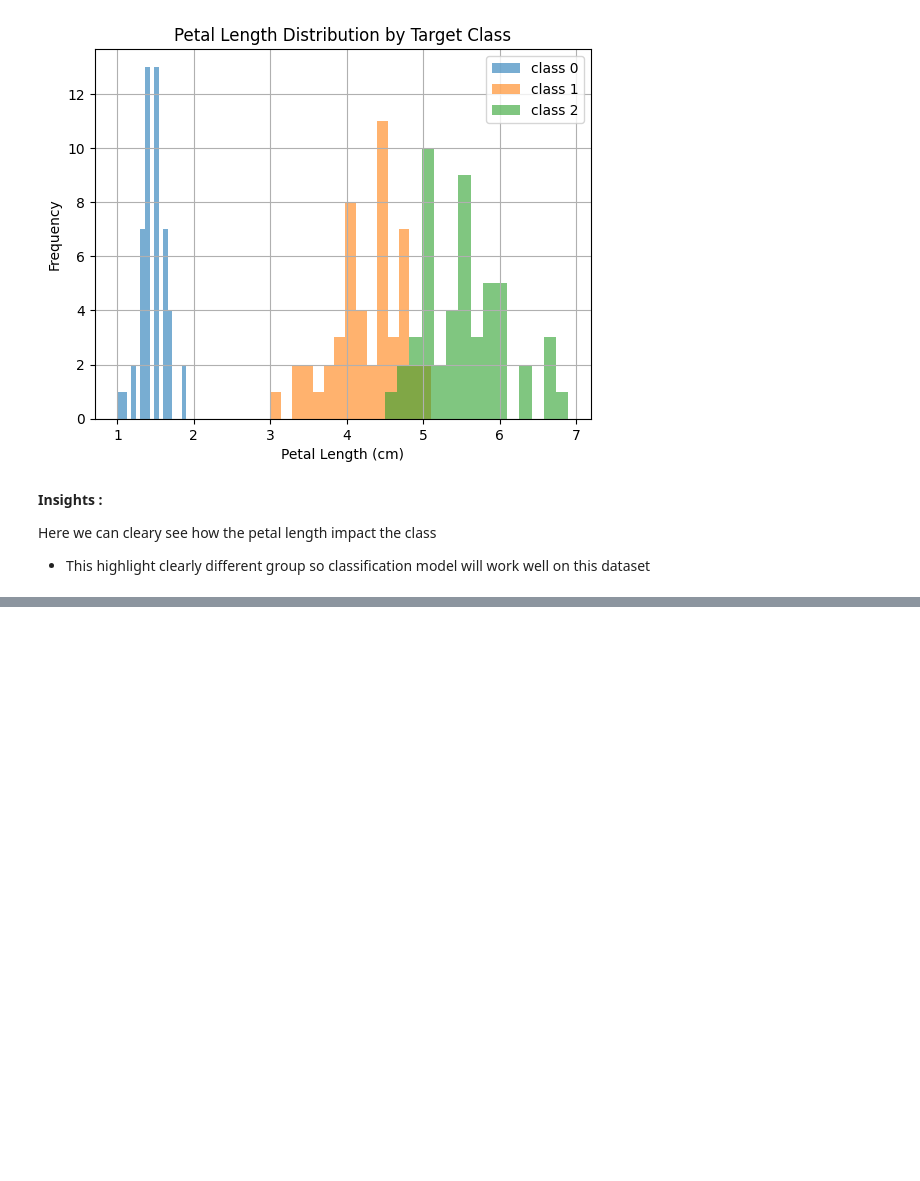
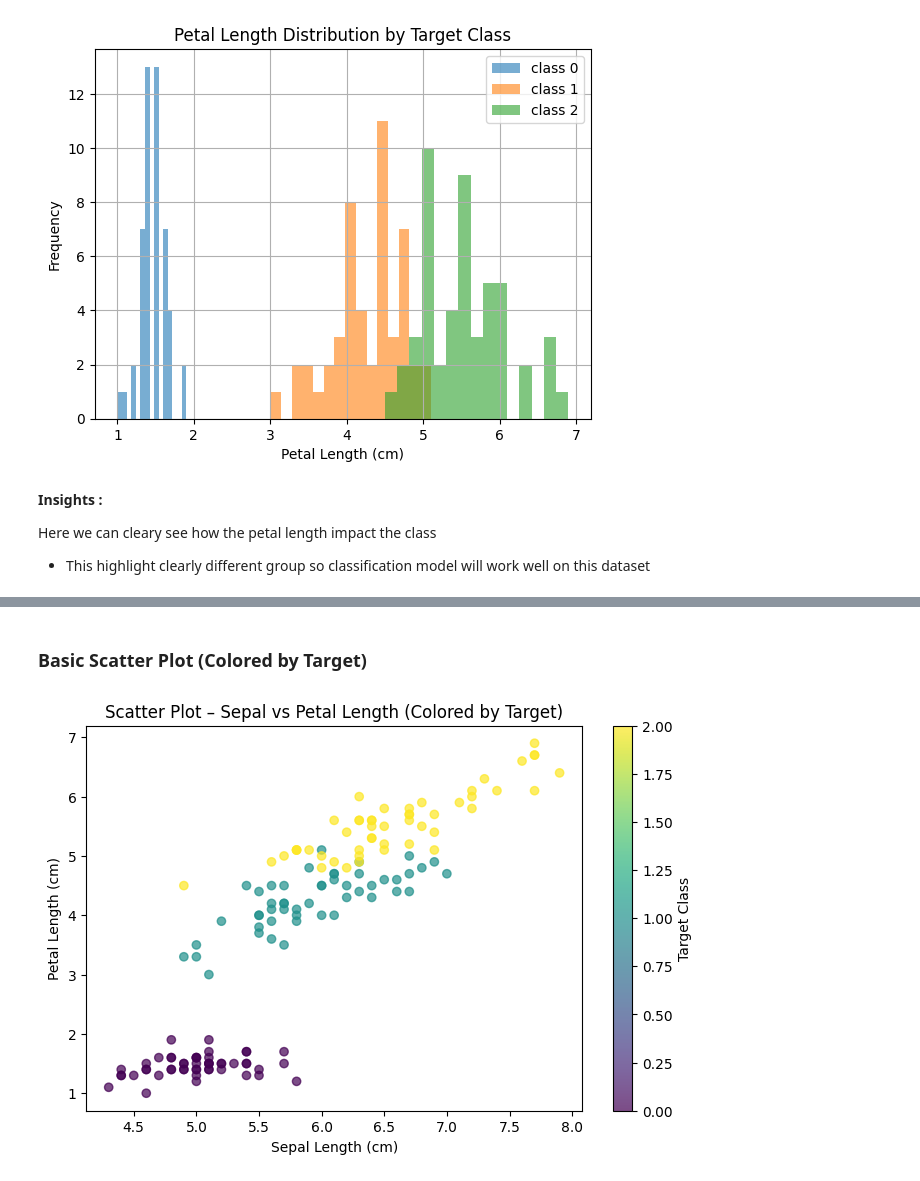
Before and after one commit to pierreprudh/Personal-Cheatsheets, a Jupyter notebook: 3 - Visualization/Vizualization_cheatsheet.ipynb, the cells around one changed output, grey strips where cells are left out. Drawn from its saved outputs; the diff is of its cells as text; code cells hidden in the pictures; blank space fills up the shorter version.

```diff
--- a/3 - Visualization/Vizualization_cheatsheet.ipynb
+++ b/3 - Visualization/Vizualization_cheatsheet.ipynb
@@ -90,0 +180,22 @@ Here we can cleary see how the petal length impact the class
+# %% [markdown]
+### Basic Scatter Plot (Colored by Target)
+# %%
+import matplotlib.pyplot as plt
+
+plt.figure(figsize=(8, 5))
+
+plt.scatter(
+    iris["sepal length (cm)"],
+    iris["petal length (cm)"],
+    c=iris["target"],
+    cmap="viridis",
+    alpha=0.7
+)
+
+plt.xlabel("Sepal Length (cm)")
+plt.ylabel("Petal Length (cm)")
+plt.title("Scatter Plot – Sepal vs Petal Length (Colored by Target)")
+plt.colorbar(label="Target Class")
+plt.show()
+# %% [output]
+[figure, added]
```
Also changed, not shown: parts of 13 cells of this notebook.
